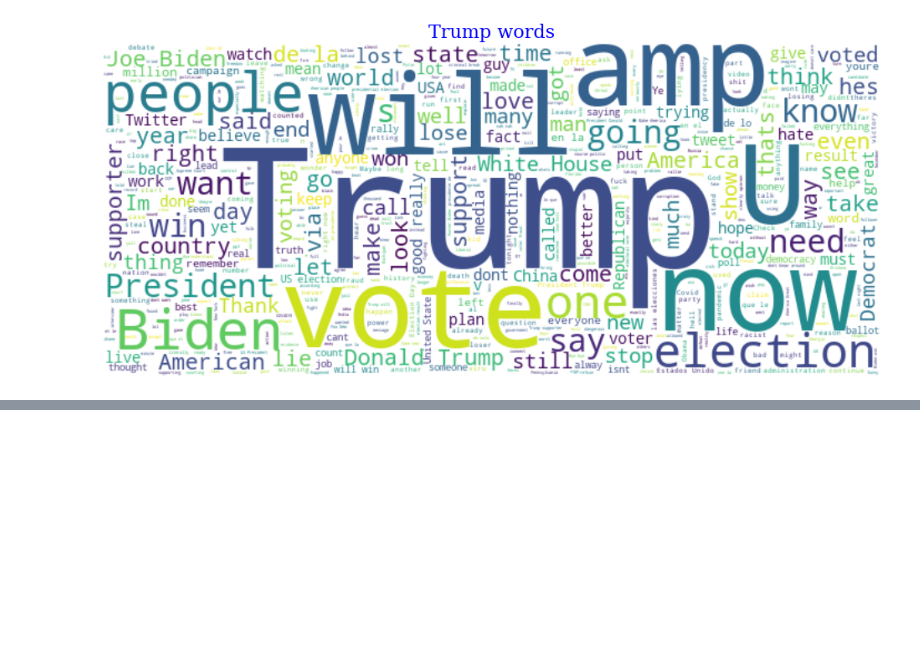
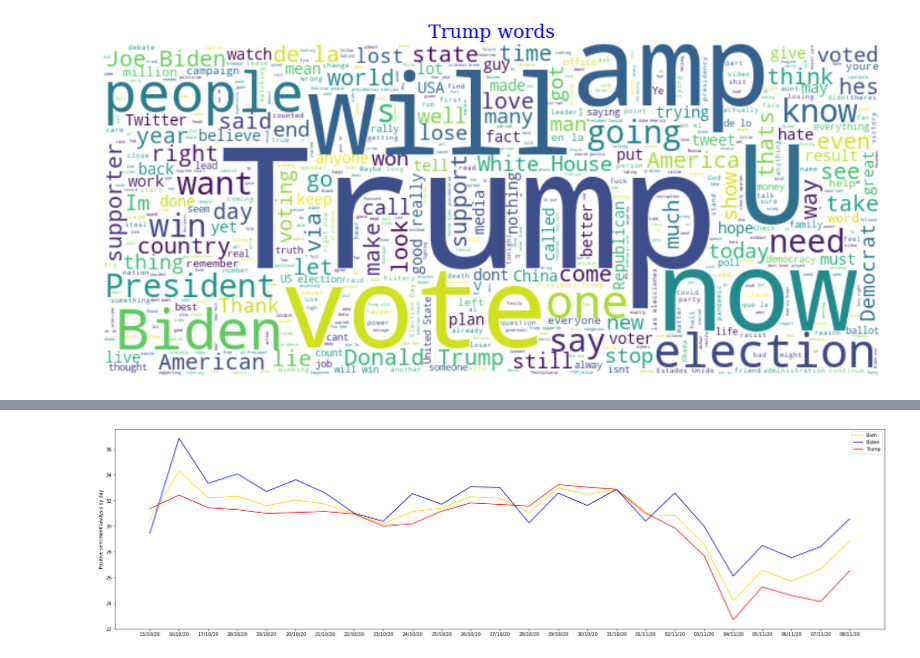
Before and after one commit to Guillaume-Vacelet/bigdata_group_1, a Jupyter notebook: sentiment_analysis_tweets.ipynb, the cells around one changed output, grey strips where cells are left out. Saved outputs shown, nothing was run; the diff lists cells and outputs as text; code cells hidden in the pictures; blank space fills up the shorter version.

```diff
--- a/sentiment_analysis_tweets.ipynb
+++ b/sentiment_analysis_tweets.ipynb
@@ -92,0 +206,32 @@ create_wordcloud(trump_tweets, "Trump words")
+# %%
+def compute_positive_sentiment_day(tweets, reference = None):
+    nb_tweets_neg = 0
+    nb_tweets_pos = 0
+    nb_tweets = 0
+
+    for tweet in tweets:
+        if tweet['reference'] != reference and reference is not None:
+            continue
+        sentiment = tweet['sentiment']
+        if sentiment.polarity < 0:
+            nb_tweets_neg += 1
+        elif sentiment.polarity > 0:
+            nb_tweets_pos += 1
+        nb_tweets += 1
+    return (nb_tweets_pos / nb_tweets) * 100
+
+plt.figure(figsize=(30,8))
+
+x_pos = np.arange(len(tweets_by_day))
+
+plt.plot([compute_positive_sentiment_day(tweet['tweets']) for tweet in tweets_by_day], label="Both", color="gold")
+plt.plot([compute_positive_sentiment_day(tweet['tweets'], 'biden') for tweet in tweets_by_day], label="Biden", color="blue")
+plt.plot([compute_positive_sentiment_day(tweet['tweets'], 'trump') for tweet in tweets_by_day], label="Trump", color="red")
+
+plt.xticks(x_pos, [tweet['created_at'].strftime("%d/%m/%y") for tweet in tweets_by_day])
+
+plt.ylabel('Positive sentiment analysis by day')
+plt.legend()
+plt.show()
+# %% [output]
+[figure, added]
```
Also changed, not shown: parts of 11 cells of this notebook.
